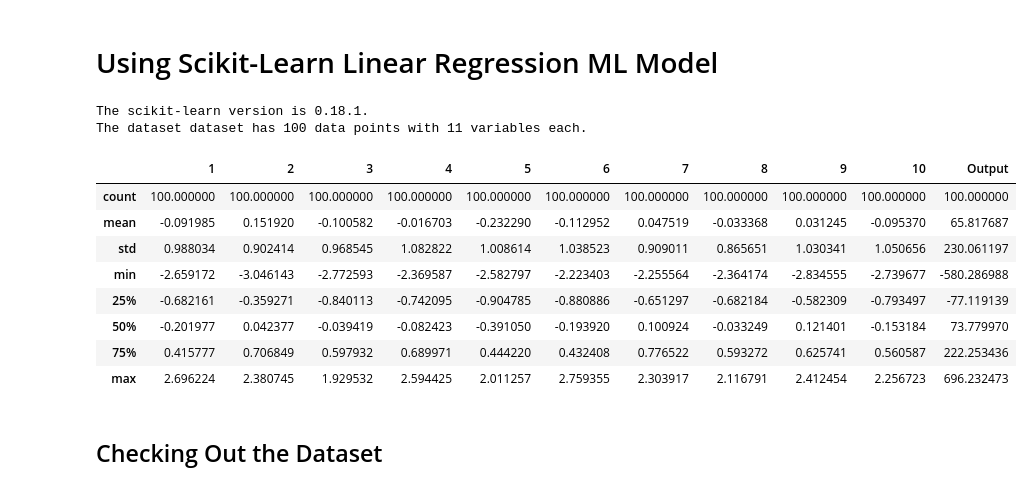
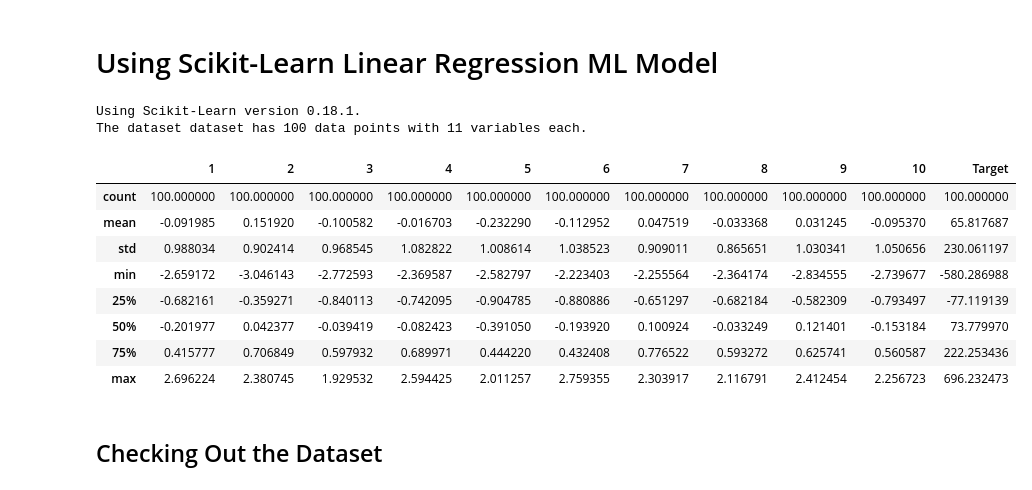
Before and after one commit to andridns/regression, a Jupyter notebook: regression_single.ipynb, the cells around one changed output. Saved outputs shown, nothing was run; the diff lists cells and outputs as text; code cells hidden in the pictures.

```diff
--- a/regression_single.ipynb
+++ b/regression_single.ipynb
@@ -3,25 +3,27 @@
 # %%
 # Import libraries necessary
 import numpy as np
 import pandas as pd
-import matplotlib as plt
+import matplotlib.pyplot as plt
 %matplotlib inline
 import sklearn
-print('The scikit-learn version is {}.'.format(sklearn.__version__))
+print('Using Scikit-Learn version {}.'.format(sklearn.__version__))
 
 # Load the Data
-data = pd.read_csv('data/data_edit1.csv')
-output = data['Output']
-features = data.drop('Output', axis = 1)
+data = pd.read_csv('data/reg1_data.csv')
+targets = data['Target']
+features = data.drop('Target', axis = 1)
+num_features = features.shape[1]
+num_targets = 1
 
 # Success
 print("The dataset dataset has {} data points with {} variables each.".format(*data.shape))
 
 data.describe()
 # %% [output]
-The scikit-learn version is 0.18.1.
+Using Scikit-Learn version 0.18.1.
 The dataset dataset has 100 data points with 11 variables each.
-|  | 1 | 2 | 3 | 4 | 5 | 6 | 7 | 8 | 9 | 10 | Output |
+|  | 1 | 2 | 3 | 4 | 5 | 6 | 7 | 8 | 9 | 10 | Target |
 | count | 100.000000 | 100.000000 | 100.000000 | 100.000000 | 100.000000 | 100.000000 | 100.000000 | 100.000000 | 100.000000 | 100.000000 | 100.000000 |
 | mean | -0.091985 | 0.151920 | -0.100582 | -0.016703 | -0.232290 | -0.112952 | 0.047519 | -0.033368 | 0.031245 | -0.095370 | 65.817687 |
 | std | 0.988034 | 0.902414 | 0.968545 | 1.082822 | 1.008614 | 1.038523 | 0.909011 | 0.865651 | 1.030341 | 1.050656 | 230.061197 |
```
Also changed, not shown: parts of 23 cells of this notebook, 11 other files.
